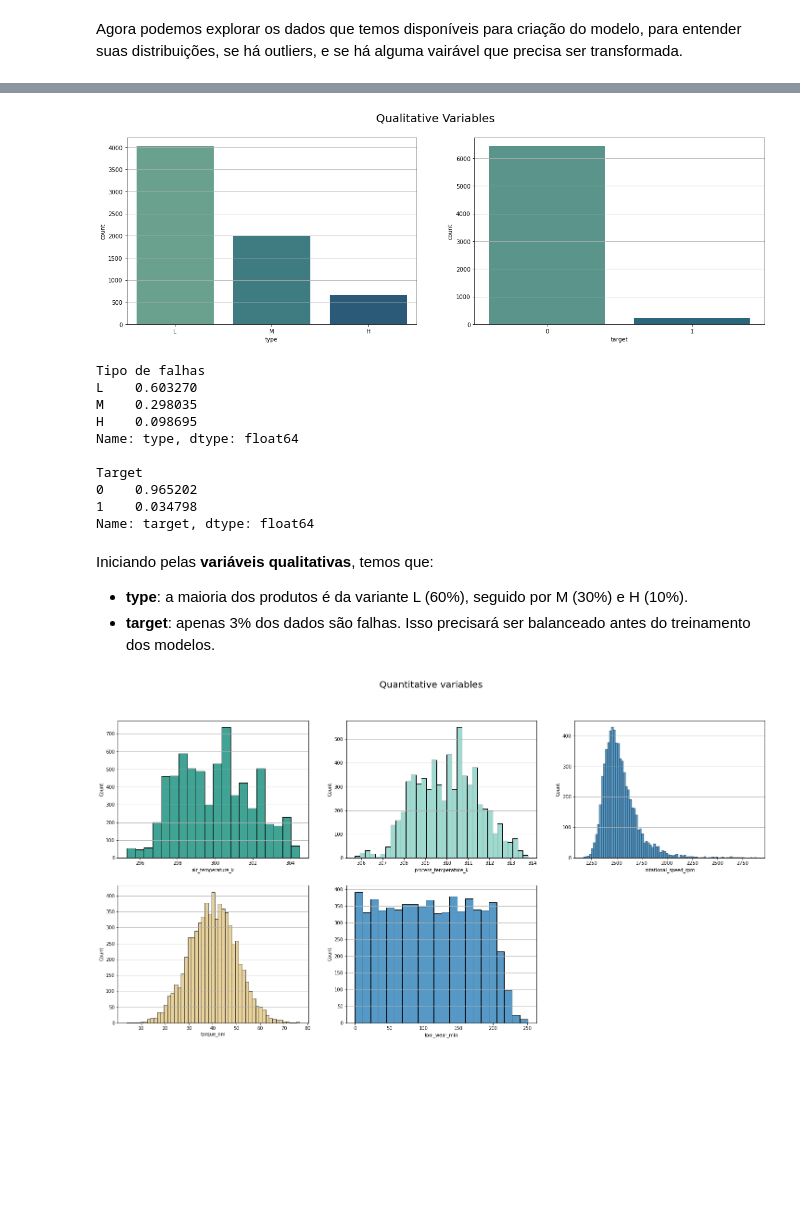
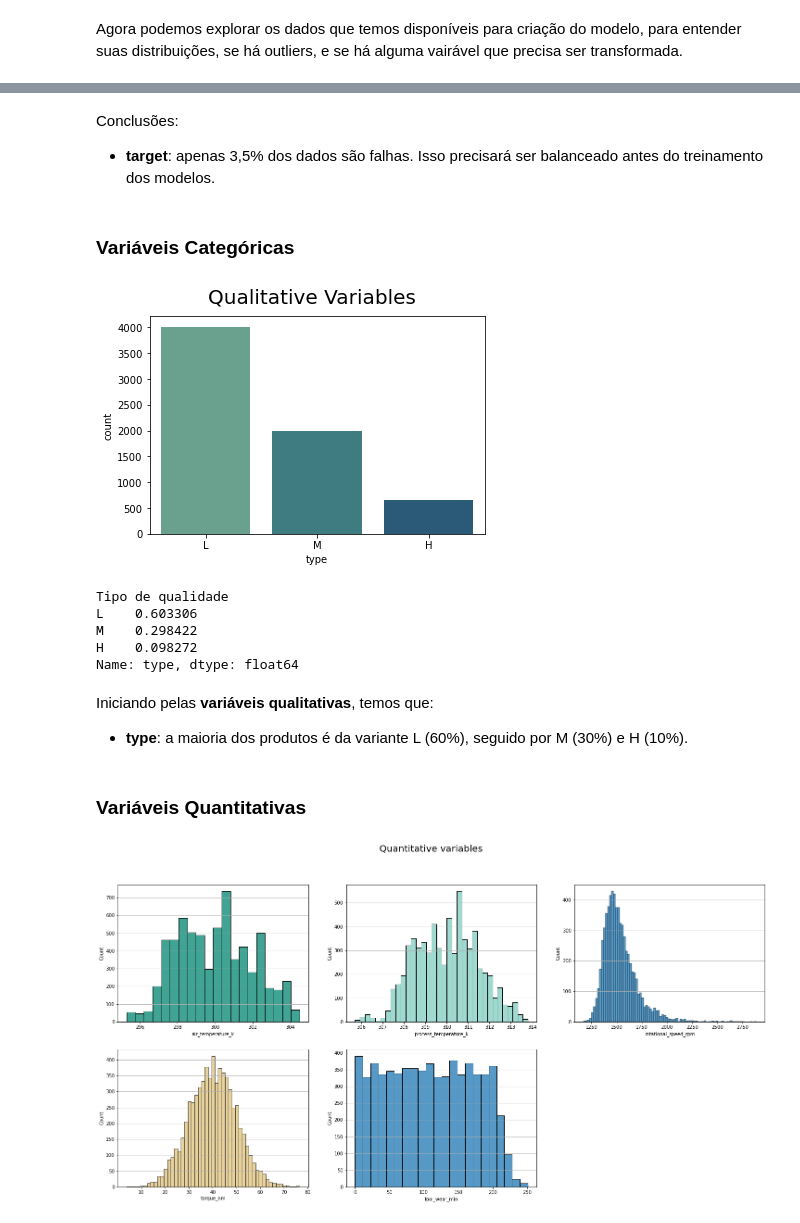
Before and after one commit to gperbone/desafio-ds, a Jupyter notebook: desafio_manut_preditiva.ipynb, the cells around one changed output, grey strips where cells are left out. Saved outputs shown, nothing was run; the diff lists cells and outputs as text; code cells hidden in the pictures; blank space fills up the shorter version.

Commit message:
models trained and classification

```diff
--- a/desafio_manut_preditiva.ipynb
+++ b/desafio_manut_preditiva.ipynb
@@ -65,3 +67,0 @@ As instruções do problema ainda indicam que não é transparente para o modelo
-# %%
-# Criando coluna TARGET indicando se houve falha (1) ou não (0)
-df_falhas['target'] = df_falhas.apply(lambda x: 0 if x.failure_type == "No Failure" else 1, axis=1)
@@ -89,3 +67,0 @@ df_falhas.tail(20)
-# %%
-# Tudo certo, então podemos deletar a coluna failure_type
-df_falhas.drop(["failure_type"], axis = 1, inplace=True)
@@ -91,0 +81,3 @@ df_falhas.drop(["failure_type"], axis = 1, inplace=True)
+# %%
+df_falhas = df_falhas[df_falhas.failure_type != 'Random Failures']
+print(f'Restaram {df_falhas.shape[0]} colunas! Foram excluídas {((6667-df_falhas.shape[0])*100/6667):.2f}% das colunas')
@@ -166,39 +183,29 @@ df_falhas.describe()
+# %% [markdown]
+Conclusões:
+- **target**: apenas 3,5% dos dados são falhas. Isso precisará ser balanceado antes do treinamento dos modelos.
+# %% [markdown]
+### Variáveis Categóricas
 # %%
-fig, ax = plt.subplots(1, 2, figsize=(20,6))
-
-sns.countplot(data=df_falhas, x='type', palette = 'crest', order=['L', 'M', 'H'], ax=ax[0])
-ax[0].grid(axis='y')
-
-sns.countplot(data=df_falhas, x='target', palette = 'crest', ax=ax[1])
-ax[1].grid(axis='y')
-
-
+sns.countplot(data=df_falhas, x='type', palette = 'crest', order=['L', 'M', 'H'])
 
 plt.suptitle('Qualitative Variables', fontsize=20)
 plt.show()
 # %% [output]
-[figure, old version]
+[figure, new version]
 # %%
-print("Tipo de falhas")
+print("Tipo de qualidade")
 print(df_falhas.type.value_counts(normalize=True))
-print()
-print("Target")
-print(df_falhas.target.value_counts(normalize=True))
 # %% [output]
-Tipo de falhas
-L    0.603270
-M    0.298035
-H    0.098695
+Tipo de qualidade
+L    0.603306
+M    0.298422
+H    0.098272
 Name: type, dtype: float64
-
-Target
-0    0.965202
-1    0.034798
-Name: target, dtype: float64
 # %% [markdown]
 Iniciando pelas **variáveis qualitativas**, temos que:
 - **type**: a maioria dos produtos é da variante L (60%), seguido por M (30%) e H (10%).
-- **target**: apenas 3% dos dados são falhas. Isso precisará ser balanceado antes do treinamento dos modelos.
+# %% [markdown]
+### Variáveis Quantitativas
 # %%
 fig, ax = plt.subplots(2,3, figsize=(25,12))
 
```
Also changed, not shown: parts of 78 cells of this notebook, 1 other file.
